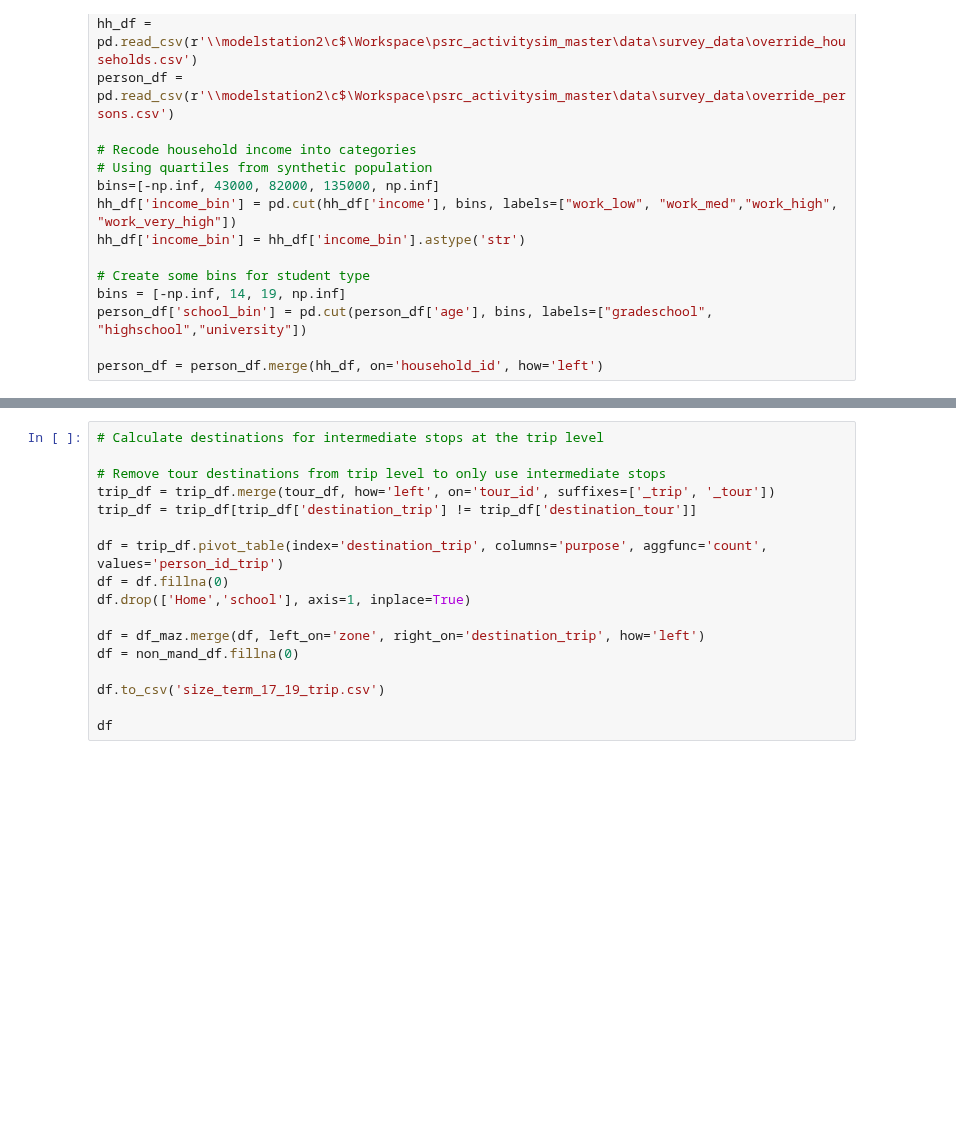
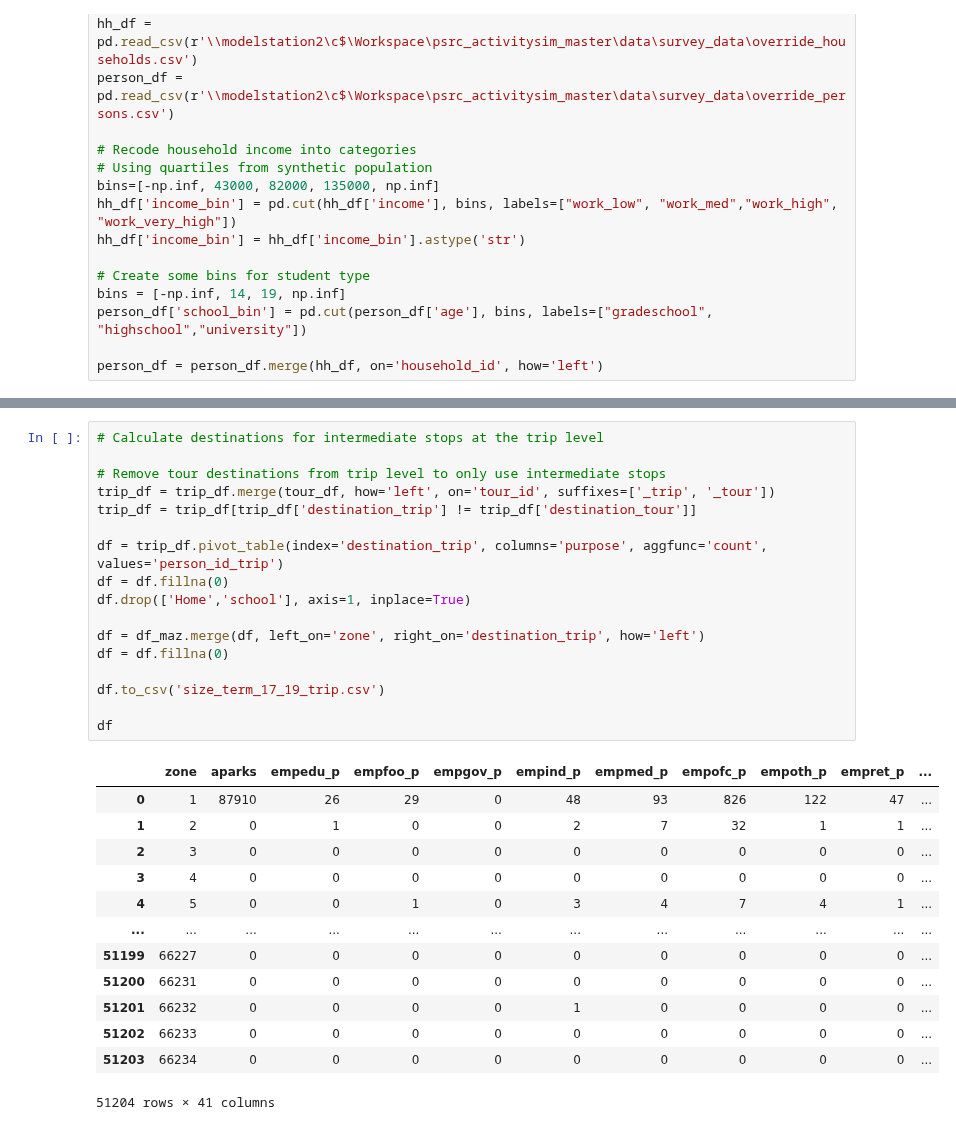
Before and after one commit to psrc/psrc_activitysim, a Jupyter notebook: scripts/size_terms/prep_size_term_data_estimation.ipynb, the cells around one changed output, grey strips where cells are left out. Saved outputs shown, nothing was run; the diff lists cells and outputs as text; blank space fills up the shorter version.

```diff
--- a/scripts/size_terms/prep_size_term_data_estimation.ipynb
+++ b/scripts/size_terms/prep_size_term_data_estimation.ipynb
@@ -112,17 +150,31 @@ PermissionError: [Errno 13] Permission denied: 'size_term_17_19_atwork.csv'
 # %%
 # Calculate destinations for intermediate stops at the trip level
 
 # Remove tour destinations from trip level to only use intermediate stops
 trip_df = trip_df.merge(tour_df, how='left', on='tour_id', suffixes=['_trip', '_tour'])
 trip_df = trip_df[trip_df['destination_trip'] != trip_df['destination_tour']]
 
 df = trip_df.pivot_table(index='destination_trip', columns='purpose', aggfunc='count', values='person_id_trip')
 df = df.fillna(0)
 df.drop(['Home','school'], axis=1, inplace=True)
 
 df = df_maz.merge(df, left_on='zone', right_on='destination_trip', how='left')
-df = non_mand_df.fillna(0)
+df = df.fillna(0)
 
 df.to_csv('size_term_17_19_trip.csv')
 
 df
+# %% [output]
+|  | zone | aparks | empedu_p | empfoo_p | empgov_p | empind_p | empmed_p | empofc_p | empoth_p | empret_p | ... |
+| 0 | 1 | 87910 | 26 | 29 | 0 | 48 | 93 | 826 | 122 | 47 | ... |
+| 1 | 2 | 0 | 1 | 0 | 0 | 2 | 7 | 32 | 1 | 1 | ... |
+| 2 | 3 | 0 | 0 | 0 | 0 | 0 | 0 | 0 | 0 | 0 | ... |
+| 3 | 4 | 0 | 0 | 0 | 0 | 0 | 0 | 0 | 0 | 0 | ... |
+| 4 | 5 | 0 | 0 | 1 | 0 | 3 | 4 | 7 | 4 | 1 | ... |
+| ... | ... | ... | ... | ... | ... | ... | ... | ... | ... | ... | ... |
+| 51199 | 66227 | 0 | 0 | 0 | 0 | 0 | 0 | 0 | 0 | 0 | ... |
+| 51200 | 66231 | 0 | 0 | 0 | 0 | 0 | 0 | 0 | 0 | 0 | ... |
+| 51201 | 66232 | 0 | 0 | 0 | 0 | 1 | 0 | 0 | 0 | 0 | ... |
+| 51202 | 66233 | 0 | 0 | 0 | 0 | 0 | 0 | 0 | 0 | 0 | ... |
+| 51203 | 66234 | 0 | 0 | 0 | 0 | 0 | 0 | 0 | 0 | 0 | ... |
+51204 rows × 41 columns
```
Also changed, not shown: parts of 5 cells of this notebook, 22 other files.
